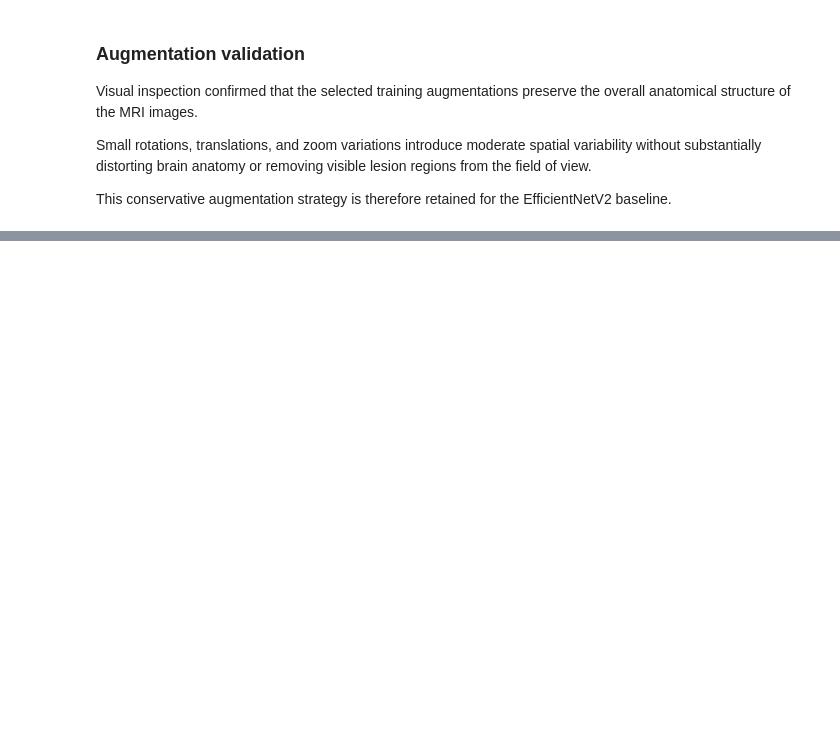
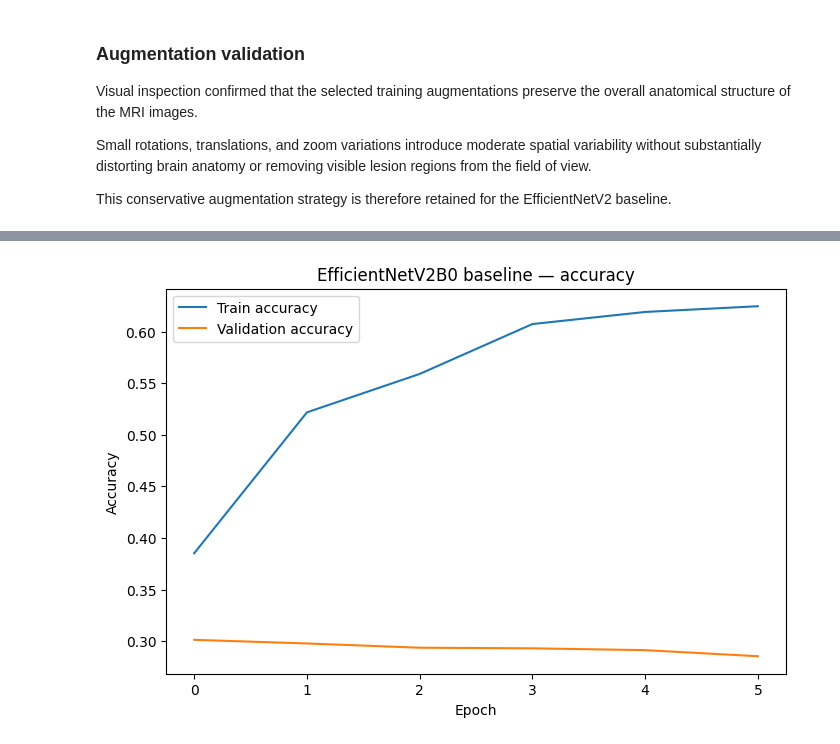
Before and after one commit to nouraastafofana-droid/brain-tumor-mri, a Jupyter notebook: notebooks/03_efficientnet_baseline.ipynb, the cells around one changed output, grey strips where cells are left out. Saved outputs shown, nothing was run; the diff lists cells and outputs as text; code cells hidden in the pictures; blank space fills up the shorter version.

Commit message:
Complete EfficientNetV2 baseline experiments

```diff
--- a/notebooks/03_efficientnet_baseline.ipynb
+++ b/notebooks/03_efficientnet_baseline.ipynb
@@ -212,6 +329,10 @@ def make_dataset(dataframe, training=False):
     dataset = dataset.prefetch(AUTOTUNE)
 
     return dataset
+# %%
+train_ds = make_dataset(train_df, training=True)
+val_ds = make_dataset(val_df, training=False)
+test_ds = make_dataset(test_df, training=False)
 # %%
 images, labels = next(iter(train_ds))
 
@@ -451,6 +518,0 @@ callbacks = [
-# %%
-smoke_history = model.fit(
-    train_ds,
-    validation_data=val_ds,
-    epochs=1
-)
@@ -458,0 +543,7 @@ smoke_history = model.fit(
+# %%
+history = model.fit(
+    train_ds,
+    validation_data=val_ds,
+    epochs=30,
+    callbacks=callbacks
+)
@@ -458,0 +744,4 @@ smoke_history = model.fit(
+# %%
+history_df = pd.DataFrame(history.history)
+
+history_df
@@ -458,0 +756,21 @@ smoke_history = model.fit(
+# %%
+plt.figure(figsize=(8, 5))
+
+plt.plot(
+    history_df["accuracy"],
+    label="Train accuracy"
+)
+
+plt.plot(
+    history_df["val_accuracy"],
+    label="Validation accuracy"
+)
+
+plt.xlabel("Epoch")
+plt.ylabel("Accuracy")
+plt.title("EfficientNetV2B0 baseline — accuracy")
+plt.legend()
+
+plt.show()
+# %% [output]
+[figure, added]
```
Also changed, not shown: parts of 62 cells of this notebook.
